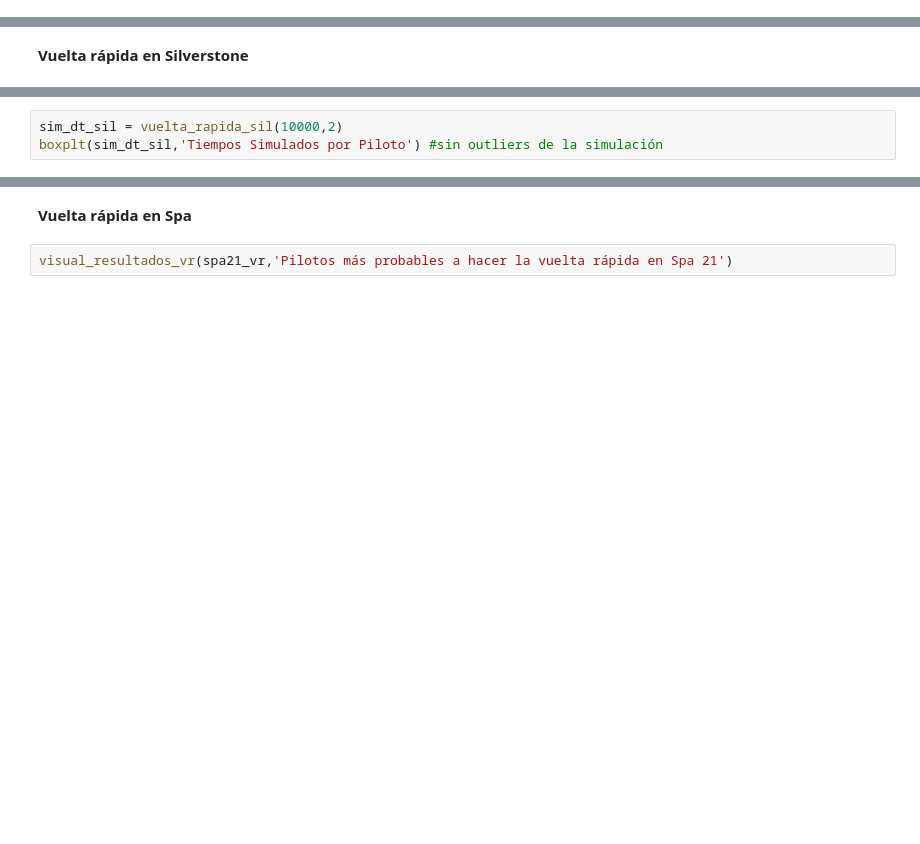
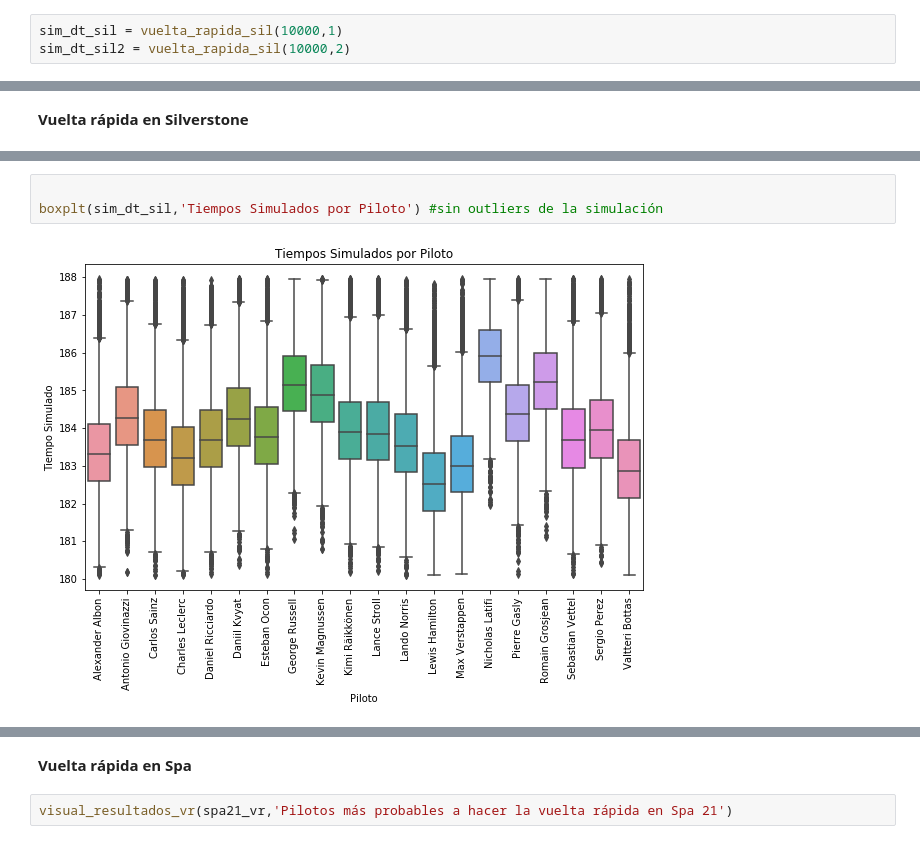
Before and after one commit to carolanb/Proyecto_modulo1, a Jupyter notebook: ProyectoModulo1_LopezA_NavarroC.ipynb, the cells around one changed output, grey strips where cells are left out. Drawn from its saved outputs; the diff is of its cells as text; blank space fills up the shorter version.

```diff
--- a/ProyectoModulo1_LopezA_NavarroC.ipynb
+++ b/ProyectoModulo1_LopezA_NavarroC.ipynb
@@ -939,3 +980,6 @@ print(f'El piloto más probable a hacer la vuelta rápida en Silverstone es: {pi
+# %%
+sim_dt_sil = vuelta_rapida_sil(10000,1)
+sim_dt_sil2 = vuelta_rapida_sil(10000,2)
 # %%
 # Ajuste de la distribución a los datos
 tiempos_sil, ll, ul = remove_outliers2(Silverstone_GP,'LapTime')
@@ -1713,3 +1937,5 @@ visual_resultados_vr(sil21_vr,'Pilotos más probables a hacer la vuelta rápida
 # %%
-sim_dt_sil = vuelta_rapida_sil(10000,2)
+
 boxplt(sim_dt_sil,'Tiempos Simulados por Piloto') #sin outliers de la simulación
+# %% [output]
+[figure, added]
```
Also changed, not shown: parts of 98 cells of this notebook.
